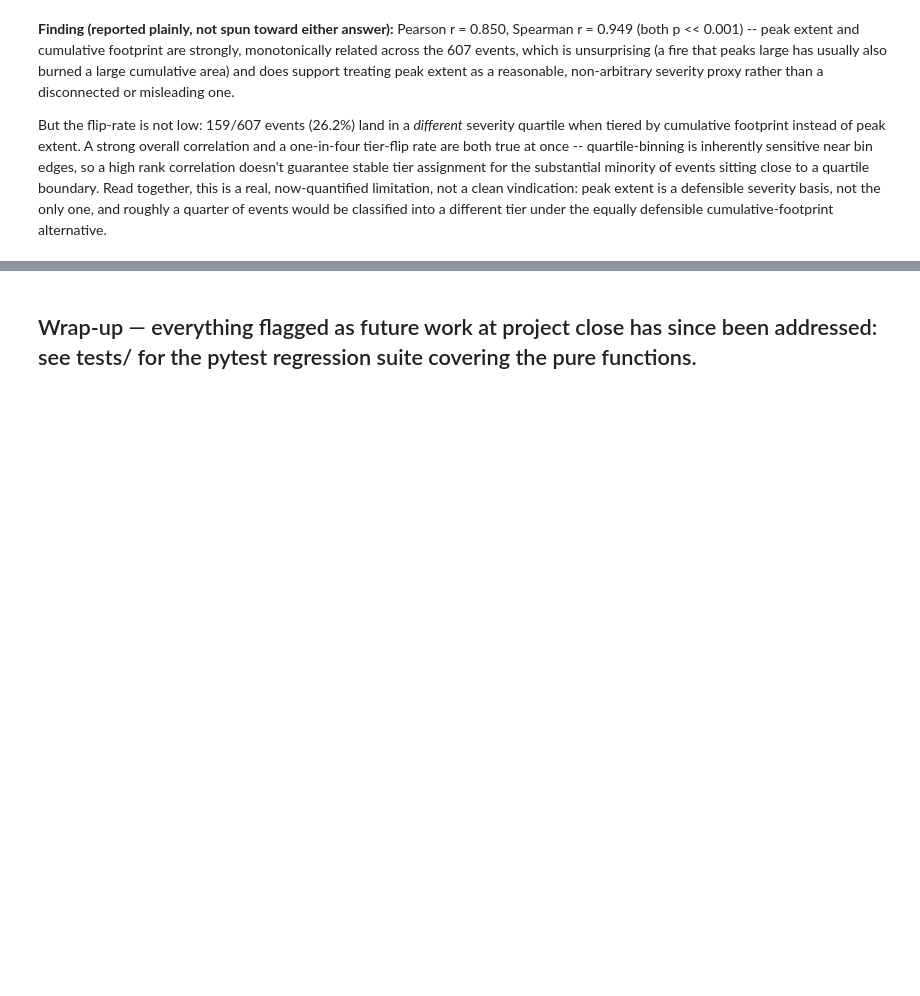
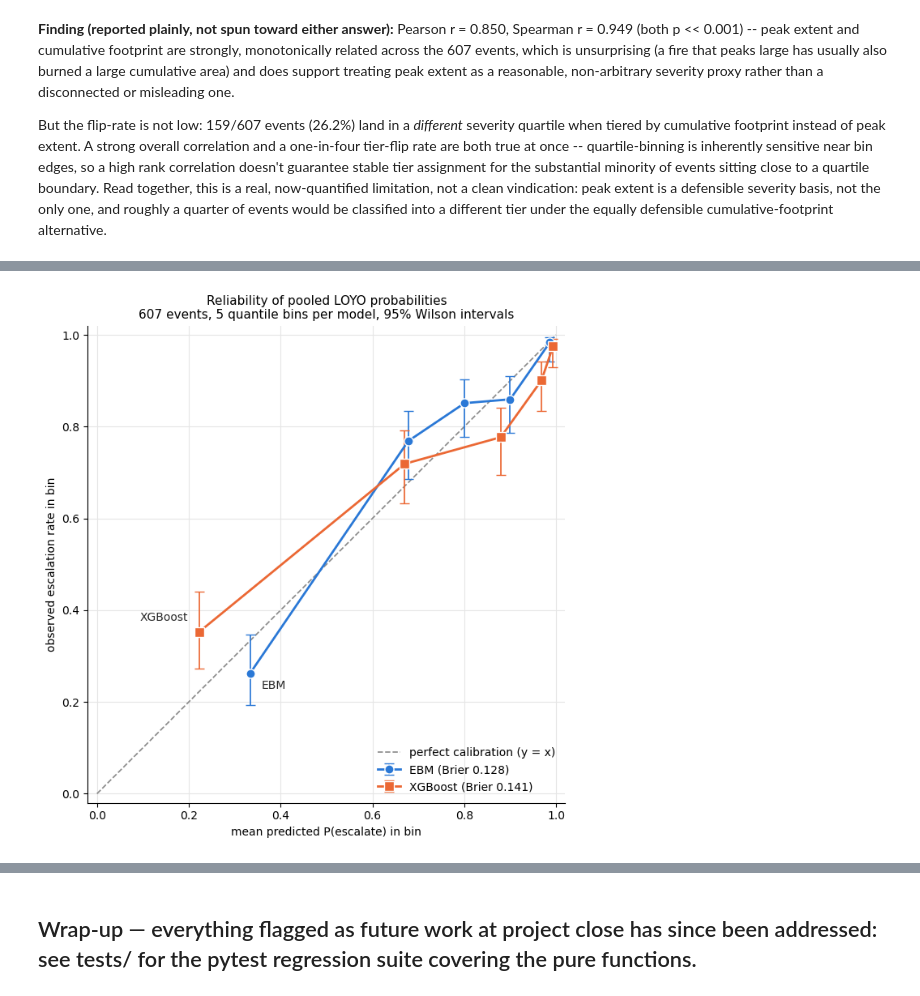
Before and after one commit to pmacias/flashpoint, a Jupyter notebook: notebooks/06_results_summary.ipynb, the cells around one changed output, grey strips where cells are left out. Drawn from its saved outputs; the diff is of its cells as text; code cells hidden in the pictures; blank space fills up the shorter version.

```diff
--- a/notebooks/06_results_summary.ipynb
+++ b/notebooks/06_results_summary.ipynb
@@ -156,0 +255,40 @@ alternative.
+# %%
+# (hex, marker, label offset in points) -- marker shape keeps the two series
+# distinct without relying on color
+calibration_styles = {
+    "EBM": ("#2a78d6", "o", (10, -14)),
+    "XGBoost": ("#eb6834", "s", (-10, 10)),
+}
+
+fig, ax = plt.subplots(figsize=(7, 7))
+ax.plot([0, 1], [0, 1], color="0.55", linestyle="--", linewidth=1.25, zorder=1,
+        label="perfect calibration (y = x)")
+for name, (curve, brier) in calibration.items():
+    color, marker, label_offset = calibration_styles[name]
+    ax.errorbar(
+        curve["mean_pred"], curve["obs_rate"],
+        yerr=[curve["obs_rate"] - curve["ci_lower"], curve["ci_upper"] - curve["obs_rate"]],
+        color=color, marker=marker, markersize=8, markeredgecolor="white",
+        linewidth=2, elinewidth=1.25, capsize=4, zorder=2,
+        label=f"{name} (Brier {brier:.3f})",
+    )
+    ax.annotate(
+        name, (curve["mean_pred"].iloc[0], curve["obs_rate"].iloc[0]),
+        xytext=label_offset, textcoords="offset points", color="0.15", fontsize=10,
+        ha="left" if label_offset[0] > 0 else "right",
+    )
+
+# small margin past [0, 1] so markers near the top corner aren't clipped
+ax.set_xlim(-0.02, 1.02); ax.set_ylim(-0.02, 1.02)
+ax.set_aspect("equal")
+ax.set_xlabel("mean predicted P(escalate) in bin")
+ax.set_ylabel("observed escalation rate in bin")
+ax.set_title("Reliability of pooled LOYO probabilities\n"
+             "607 events, 5 quantile bins per model, 95% Wilson intervals", fontsize=11)
+ax.spines[["top", "right"]].set_visible(False)
+ax.grid(True, color="0.9")
+ax.set_axisbelow(True)
+ax.legend(loc="lower right", frameon=False)
+plt.tight_layout()
+# %% [output]
+[figure, added]
```
Also changed, not shown: parts of 6 cells of this notebook, 6 other files.
